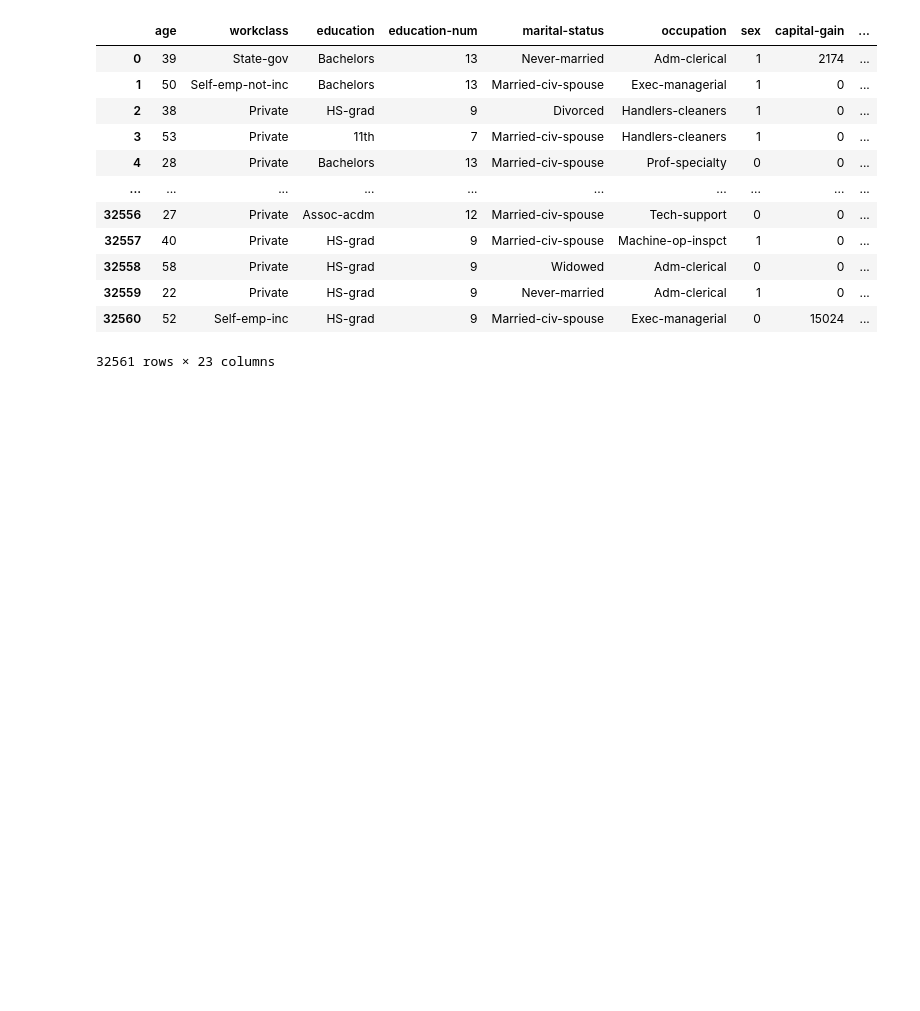
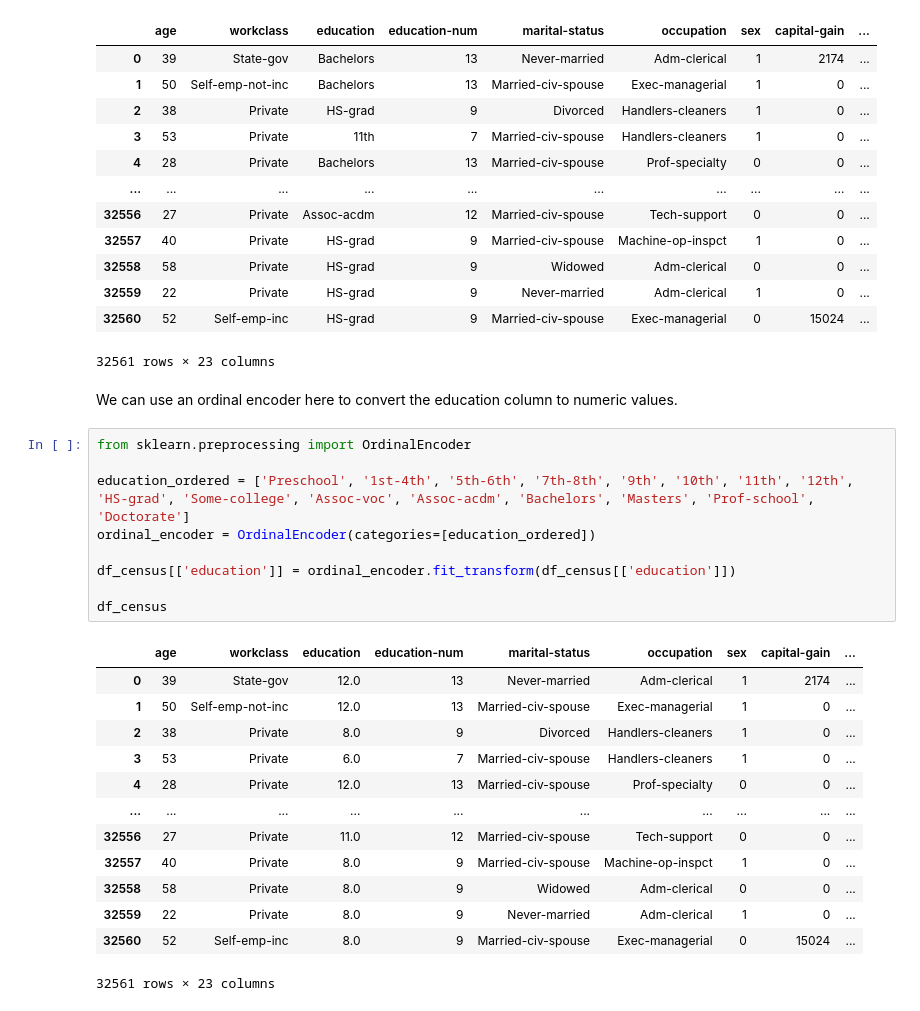
Before and after one commit to markusremplbauer/ai-census, a Jupyter notebook: ai-census.ipynb, the cells around one changed output. Drawn from its saved outputs; the diff is of its cells as text; blank space fills up the shorter version.

Commit message:
use ordinal encoder on education column

```diff
--- a/ai-census.ipynb
+++ b/ai-census.ipynb
@@ -466,3 +466,28 @@ df_census
 | 32559 | 22 | Private | HS-grad | 9 | Never-married | Adm-clerical | 1 | 0 | ... |
 | 32560 | 52 | Self-emp-inc | HS-grad | 9 | Married-civ-spouse | Exec-managerial | 0 | 15024 | ... |
 32561 rows × 23 columns
+# %% [markdown]
+We can use an ordinal encoder here to convert the education column to numeric values.
+# %%
+from sklearn.preprocessing import OrdinalEncoder
+
+education_ordered = ['Preschool', '1st-4th', '5th-6th', '7th-8th', '9th', '10th', '11th', '12th', 'HS-grad', 'Some-college', 'Assoc-voc', 'Assoc-acdm', 'Bachelors', 'Masters', 'Prof-school', 'Doctorate']
+ordinal_encoder = OrdinalEncoder(categories=[education_ordered])
+
+df_census[['education']] = ordinal_encoder.fit_transform(df_census[['education']])
+
+df_census
+# %% [output]
+|  | age | workclass | education | education-num | marital-status | occupation | sex | capital-gain | ... |
+| 0 | 39 | State-gov | 12.0 | 13 | Never-married | Adm-clerical | 1 | 2174 | ... |
+| 1 | 50 | Self-emp-not-inc | 12.0 | 13 | Married-civ-spouse | Exec-managerial | 1 | 0 | ... |
+| 2 | 38 | Private | 8.0 | 9 | Divorced | Handlers-cleaners | 1 | 0 | ... |
+| 3 | 53 | Private | 6.0 | 7 | Married-civ-spouse | Handlers-cleaners | 1 | 0 | ... |
+| 4 | 28 | Private | 12.0 | 13 | Married-civ-spouse | Prof-specialty | 0 | 0 | ... |
+| ... | ... | ... | ... | ... | ... | ... | ... | ... | ... |
+| 32556 | 27 | Private | 11.0 | 12 | Married-civ-spouse | Tech-support | 0 | 0 | ... |
+| 32557 | 40 | Private | 8.0 | 9 | Married-civ-spouse | Machine-op-inspct | 1 | 0 | ... |
+| 32558 | 58 | Private | 8.0 | 9 | Widowed | Adm-clerical | 0 | 0 | ... |
+| 32559 | 22 | Private | 8.0 | 9 | Never-married | Adm-clerical | 1 | 0 | ... |
+| 32560 | 52 | Self-emp-inc | 8.0 | 9 | Married-civ-spouse | Exec-managerial | 0 | 15024 | ... |
+32561 rows × 23 columns
```
